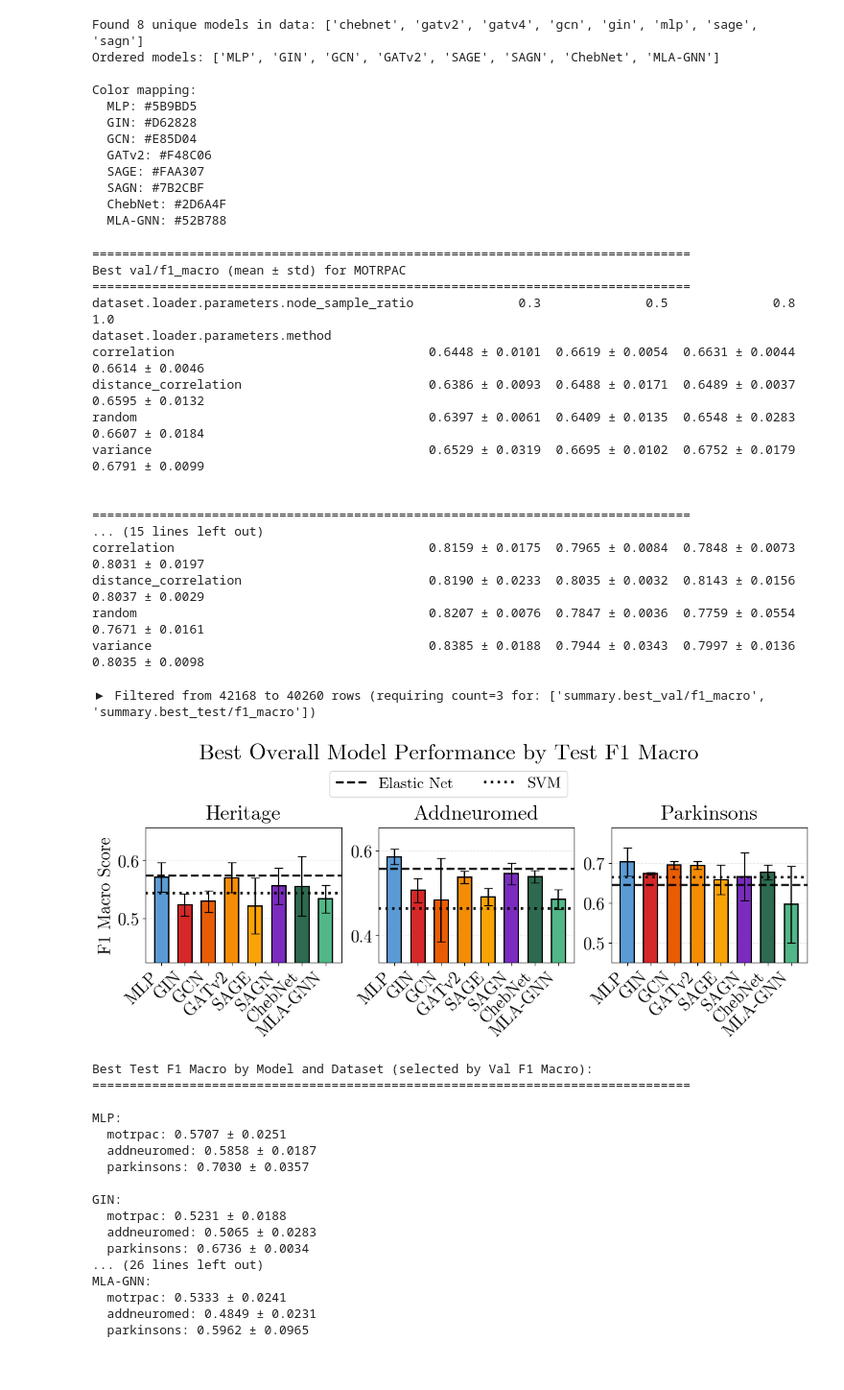
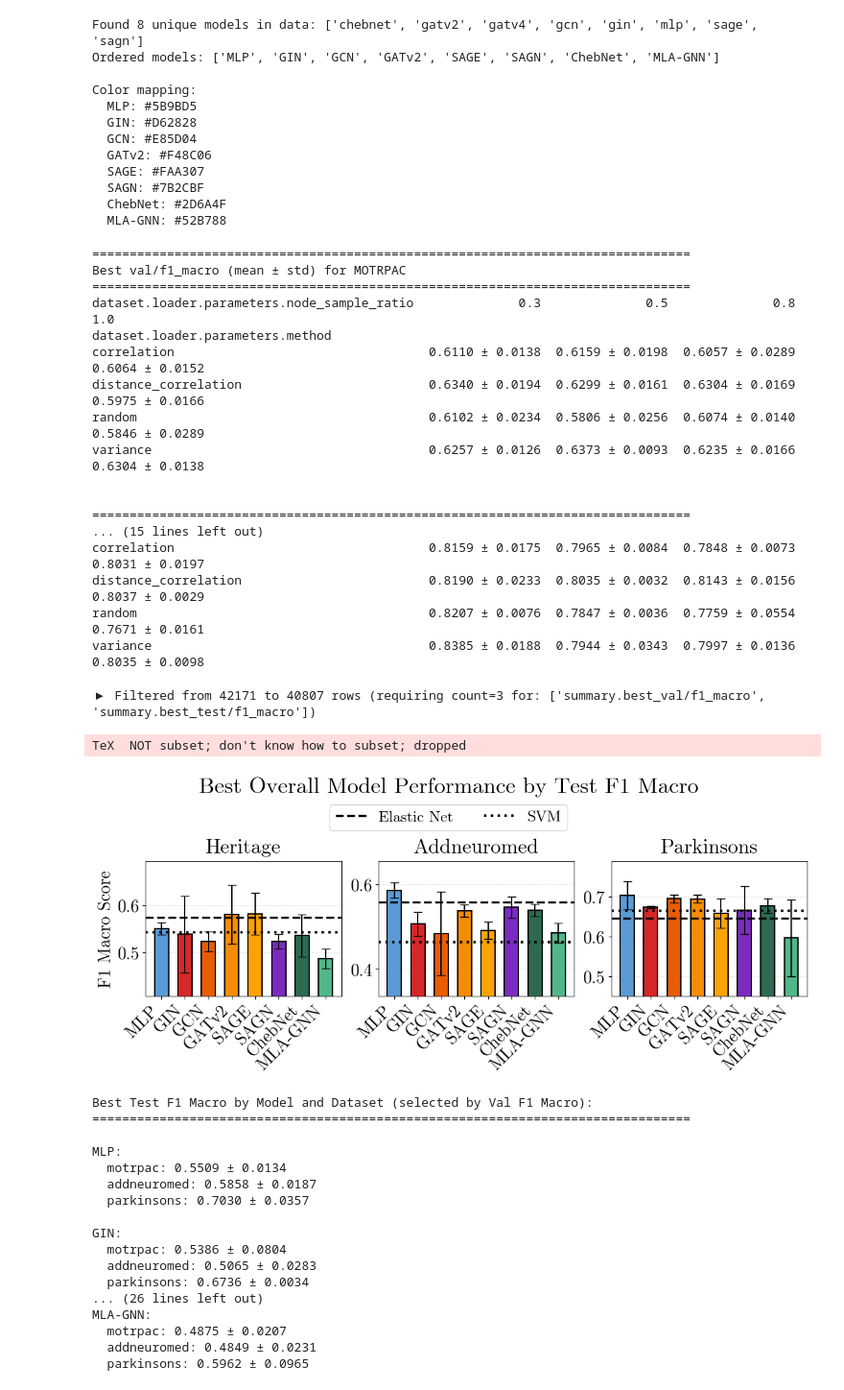
Before and after one commit to geometric-intelligence/ogbench, a Jupyter notebook: tutorials/final_results.ipynb, the cells around one changed output. Shown at 96% size. Drawn from its saved outputs; the diff is of its cells as text; code cells hidden in the pictures.

Commit message:
adding latest plotting files

```diff
--- a/tutorials/final_results.ipynb
+++ b/tutorials/final_results.ipynb
@@ -18,6 +21,6 @@ print("Font cache rebuilt. CMU Serif available:", "CMU Serif" in [f.name for f i
 Font cache rebuilt. CMU Serif available: True
 # %%
-csv_filename = "final_results_hyperparams.csv"
+csv_filename = "final_results_hyperparams_updated.csv"
 df = pd.read_csv(csv_filename)
 aggregated_df = aggregate_across_seeds(
     df,             # auto-detects
@@ -222,10 +225,10 @@ Best val/f1_macro (mean ± std) for MOTRPAC
 ================================================================================
 dataset.loader.parameters.node_sample_ratio              0.3              0.5              0.8              1.0
 dataset.loader.parameters.method
-correlation                                  0.6448 ± 0.0101  0.6619 ± 0.0054  0.6631 ± 0.0044  0.6614 ± 0.0046
-distance_correlation                         0.6386 ± 0.0093  0.6488 ± 0.0171  0.6489 ± 0.0037  0.6595 ± 0.0132
-random                                       0.6397 ± 0.0061  0.6409 ± 0.0135  0.6548 ± 0.0283  0.6607 ± 0.0184
-variance                                     0.6529 ± 0.0319  0.6695 ± 0.0102  0.6752 ± 0.0179  0.6791 ± 0.0099
+correlation                                  0.6110 ± 0.0138  0.6159 ± 0.0198  0.6057 ± 0.0289  0.6064 ± 0.0152
+distance_correlation                         0.6340 ± 0.0194  0.6299 ± 0.0161  0.6304 ± 0.0169  0.5975 ± 0.0166
+random                                       0.6102 ± 0.0234  0.5806 ± 0.0256  0.6074 ± 0.0140  0.5846 ± 0.0289
+variance                                     0.6257 ± 0.0126  0.6373 ± 0.0093  0.6235 ± 0.0166  0.6304 ± 0.0138
 
 
 ================================================================================
@@ -414,52 +417,55 @@ for j, dataset in enumerate(datasets):
     ax.grid(axis='y', alpha=0.3, linestyle='--')
     ax.set_axisbelow(True)
     ax.set_ylim(dataset_ylims[dataset])
 
 # Add legend at top (like the readout legend)
 from matplotlib.lines import Line2D
 baseline_handles = [
     Line2D([0], [0], color='black', linestyle='--', linewidth=2.5, label='Elastic Net'),
     Line2D([0], [0], color='black', linestyle=':', linewidth=3, label='SVM')
 ]
 fig.legend(handles=baseline_handles, loc='upper center', bbox_to_anchor=(0.5, 0.93),
            ncol=2, fontsize=18, frameon=True)
 
 # Adjust layout
 plt.tight_layout(rect=[0, 0, 1, 0.92])
+mpl.rcParams["pdf.fonttype"] = 42   # TrueType fonts (keeps text editable)
+mpl.rcParams["ps.fonttype"] = 42
 fig.savefig('best_overall_test_f1_macro.pdf', bbox_inches='tight', dpi=300)
 plt.show()
 
 # Print the values for reference
 print("\nBest Test F1 Macro by Model and Dataset (selected by Val F1 Macro):")
 print("=" * 80)
 for model in all_models:
     print(f"\n{get_display_name(model)}:")
     for dataset in datasets:
         data = plot_data[model][dataset]
         if not np.isnan(data['mean']):
             print(f"  {dataset}: {data['mean']:.4f} ± {data['std']:.4f}")
         else:
             print(f"  {dataset}: No data")
 # %% [output]
-▶ Filtered from 42168 to 40260 rows (requiring count=3 for: ['summary.best_val/f1_macro', 'summary.best_test/f1_macro'])
+▶ Filtered from 42171 to 40807 rows (requiring count=3 for: ['summary.best_val/f1_macro', 'summary.best_test/f1_macro'])
+TeX  NOT subset; don't know how to subset; dropped
-[figure, old version]
+[figure, new version]
-Best Test F1 Macro by Model and Dataset (selected by Val F1 Macro):
-================================================================================
-
-MLP:
-  motrpac: 0.5707 ± 0.0251
-  addneuromed: 0.5858 ± 0.0187
-  parkinsons: 0.7030 ± 0.0357
-
-GIN:
-  motrpac: 0.5231 ± 0.0188
-  addneuromed: 0.5065 ± 0.0283
-  parkinsons: 0.6736 ± 0.0034
-... (26 lines left out)
-MLA-GNN:
-  motrpac: 0.5333 ± 0.0241
-  addneuromed: 0.4849 ± 0.0231
-  parkinsons: 0.5962 ± 0.0965
+Best Test F1 Macro by Model and Dataset (selected by Val F1 Macro):
+================================================================================
+
+MLP:
+  motrpac: 0.5509 ± 0.0134
+  addneuromed: 0.5858 ± 0.0187
+  parkinsons: 0.7030 ± 0.0357
+
+GIN:
+  motrpac: 0.5386 ± 0.0804
+  addneuromed: 0.5065 ± 0.0283
+  parkinsons: 0.6736 ± 0.0034
+... (26 lines left out)
+MLA-GNN:
+  motrpac: 0.4875 ± 0.0207
+  addneuromed: 0.4849 ± 0.0231
+  parkinsons: 0.5962 ± 0.0965
 # %%
 # ------------------------------------------------------------------
 # Plot: Effect of Readout on Model Performance (Test F1 Macro)
```
Also changed, not shown: parts of 9 cells of this notebook, 2 other files.
